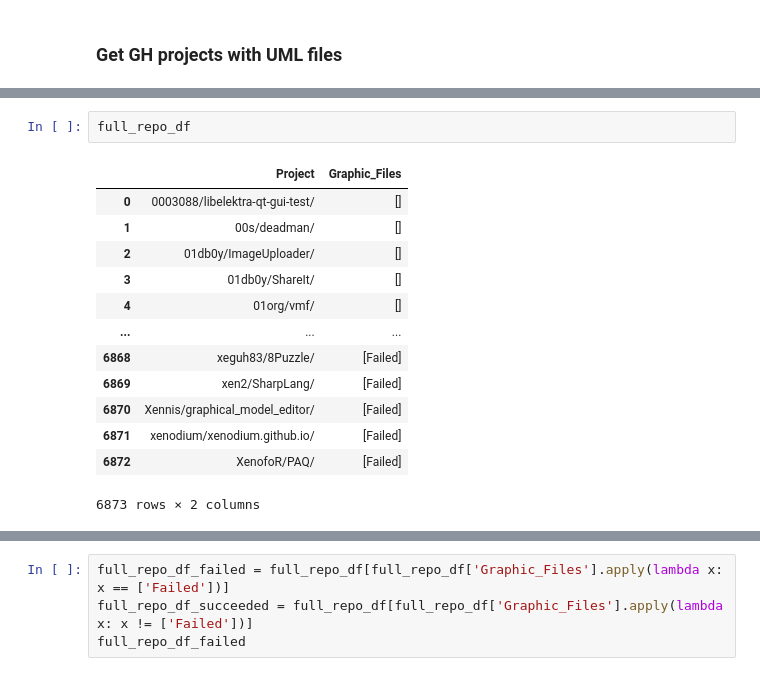
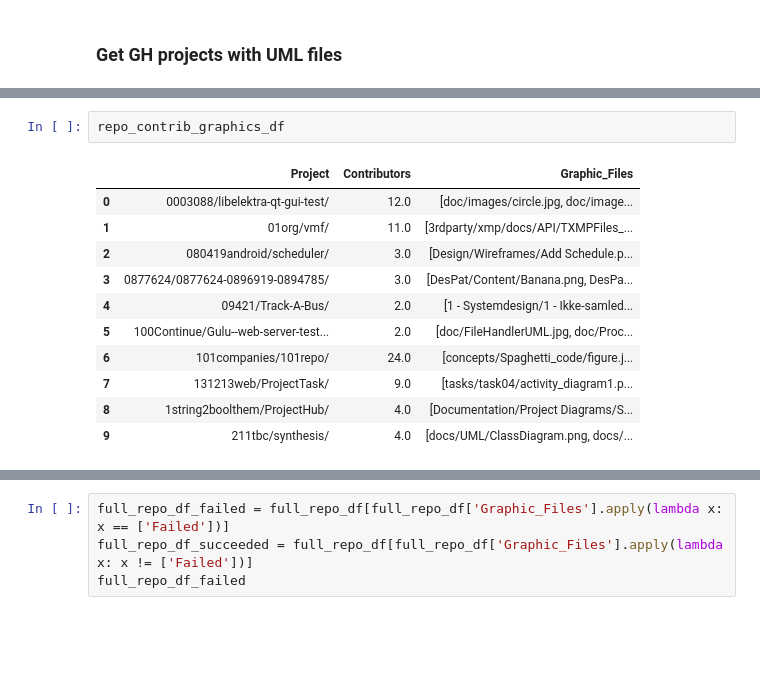
Before and after one commit to zakipauzi/uml_code_traceability, a Jupyter notebook: get_repos.ipynb, the cells around one changed output, grey strips where cells are left out. Saved outputs shown, nothing was run; the diff lists cells and outputs as text; blank space fills up the shorter version.

```diff
--- a/get_repos.ipynb
+++ b/get_repos.ipynb
@@ -206,16 +215,14 @@ Error: 404 Client Error: Not Found for url: https://api.github.com/repos/131213w
-# %%
-full_repo_df
-# %% [output]
-|  | Project | Graphic_Files |
-| 0 | 0003088/libelektra-qt-gui-test/ | [] |
-| 1 | 00s/deadman/ | [] |
-| 2 | 01db0y/ImageUploader/ | [] |
-| 3 | 01db0y/ShareIt/ | [] |
-| 4 | 01org/vmf/ | [] |
-| ... | ... | ... |
-| 6868 | xeguh83/8Puzzle/ | [Failed] |
-| 6869 | xen2/SharpLang/ | [Failed] |
-| 6870 | Xennis/graphical_model_editor/ | [Failed] |
-| 6871 | xenodium/xenodium.github.io/ | [Failed] |
-| 6872 | XenofoR/PAQ/ | [Failed] |
-6873 rows × 2 columns
+# %%
+repo_contrib_graphics_df
+# %% [output]
+|  | Project | Contributors | Graphic_Files |
+| 0 | 0003088/libelektra-qt-gui-test/ | 12.0 | [doc/images/circle.jpg, doc/image... |
+| 1 | 01org/vmf/ | 11.0 | [3rdparty/xmp/docs/API/TXMPFiles_... |
+| 2 | 080419android/scheduler/ | 3.0 | [Design/Wireframes/Add Schedule.p... |
+| 3 | 0877624/0877624-0896919-0894785/ | 3.0 | [DesPat/Content/Banana.png, DesPa... |
+| 4 | 09421/Track-A-Bus/ | 2.0 | [1 - Systemdesign/1 - Ikke-samled... |
+| 5 | 100Continue/Gulu--web-server-test... | 2.0 | [doc/FileHandlerUML.jpg, doc/Proc... |
+| 6 | 101companies/101repo/ | 24.0 | [concepts/Spaghetti_code/figure.j... |
+| 7 | 131213web/ProjectTask/ | 9.0 | [tasks/task04/activity_diagram1.p... |
+| 8 | 1string2boolthem/ProjectHub/ | 4.0 | [Documentation/Project Diagrams/S... |
+| 9 | 211tbc/synthesis/ | 4.0 | [docs/UML/ClassDiagram.png, docs/... |
```
Also changed, not shown: parts of 6 cells of this notebook, 2 other files.
